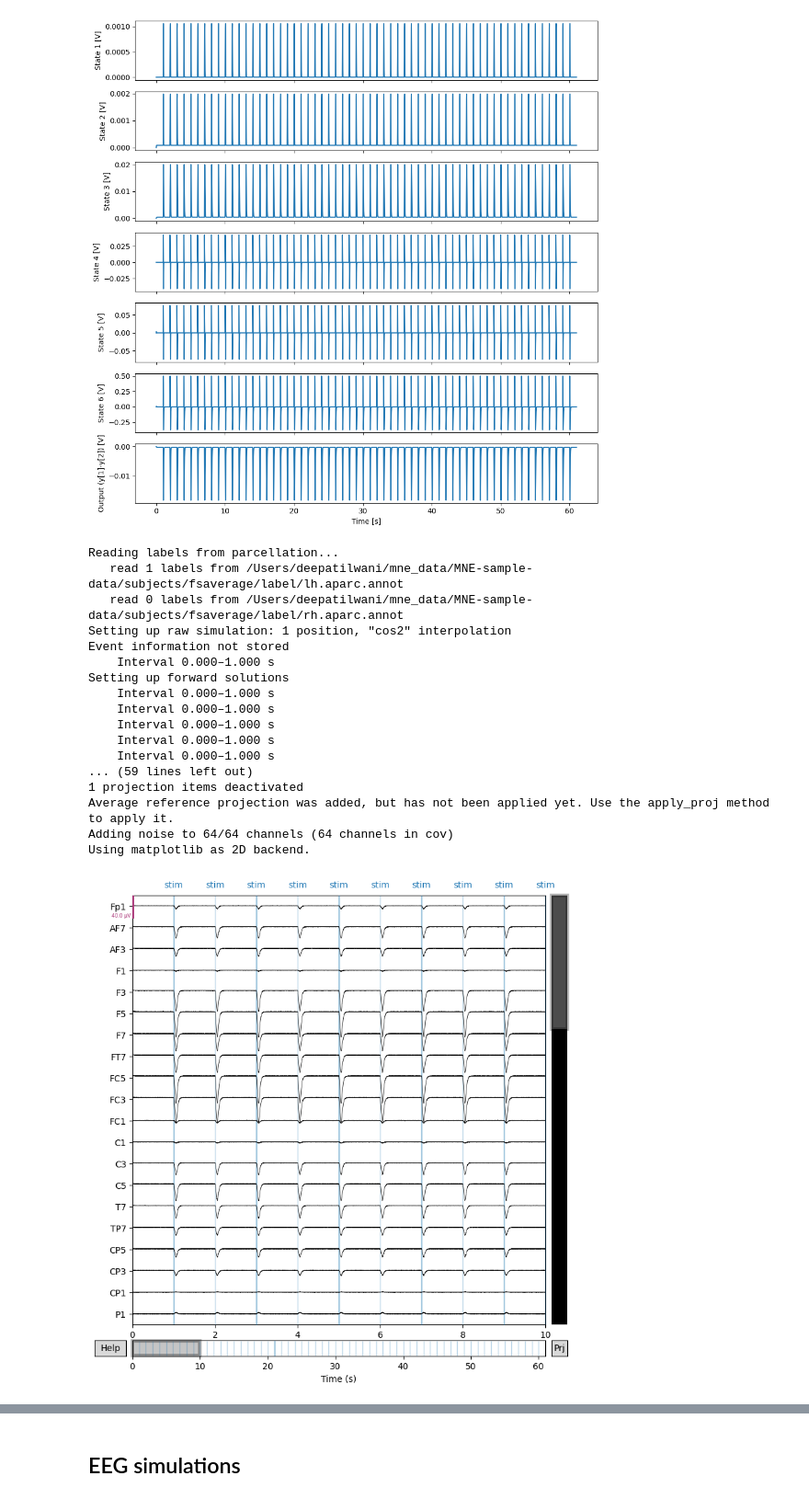
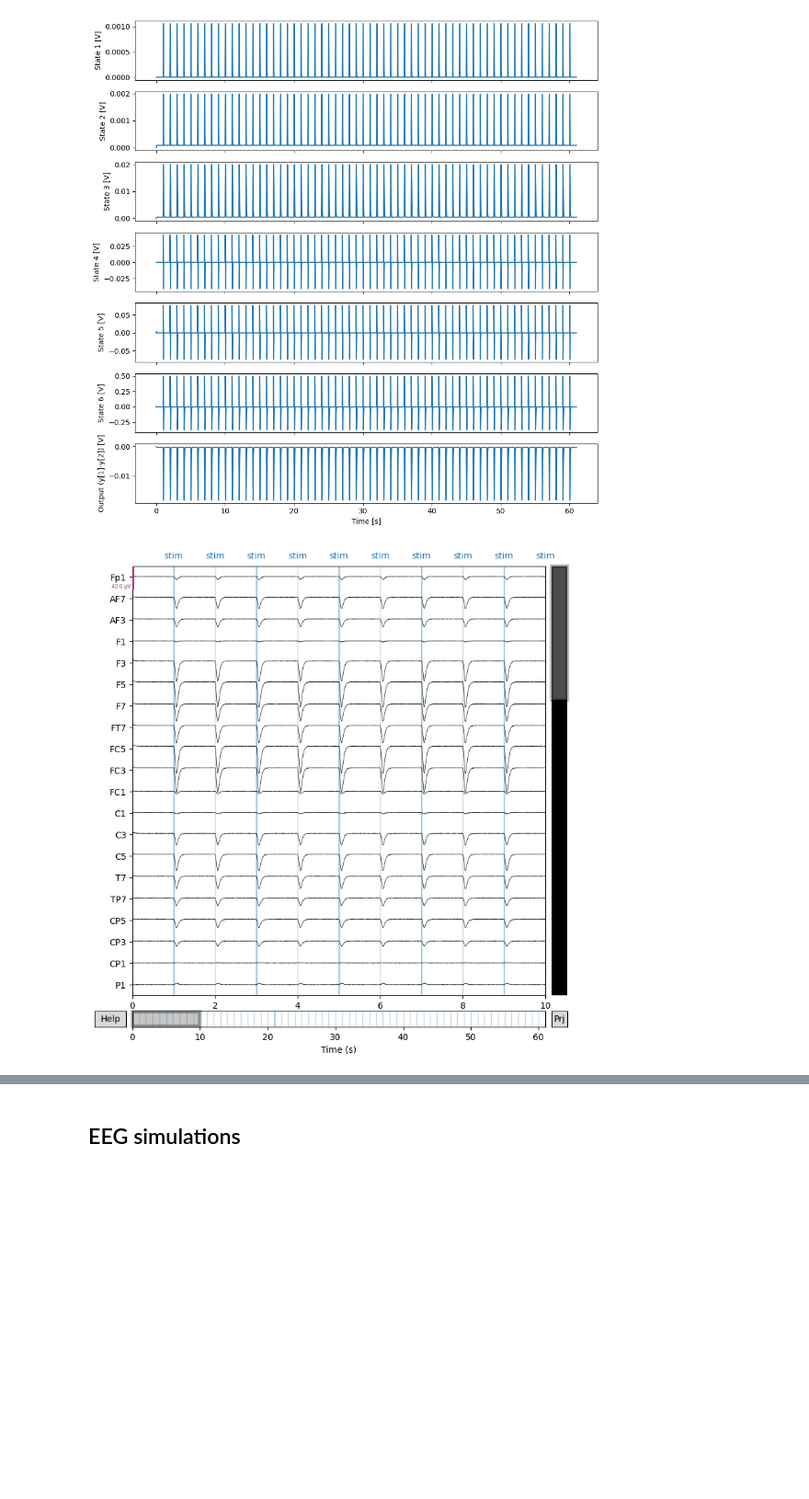
Before and after one commit to lina-usc/Jansen-Rit-Model-Benchmarking-Deep-Learning, a Jupyter notebook: notebooks/generating_training_dataset.ipynb, the cells around one changed output, grey strips where cells are left out. Shown at 92% size. Saved outputs shown, nothing was run; the diff lists cells and outputs as text; code cells hidden in the pictures; blank space fills up the shorter version.

```diff
--- a/notebooks/generating_training_dataset.ipynb
+++ b/notebooks/generating_training_dataset.ipynb
@@ -107,29 +92,12 @@ jr_sim.plot_jr_results();
 # %% [output]
 [figure]
 # %%
-noise_fact = 1 #1e3
+noise_fact = 0.1 #1e3
 
 jr_sim.generate_raw(seed=0, noise_fact=noise_fact)
 jr_sim.raw.plot();
 # %% [output]
-Reading labels from parcellation...
-   read 1 labels from /Users/deepatilwani/mne_data/MNE-sample-data/subjects/fsaverage/label/lh.aparc.annot
-   read 0 labels from /Users/deepatilwani/mne_data/MNE-sample-data/subjects/fsaverage/label/rh.aparc.annot
-Setting up raw simulation: 1 position, "cos2" interpolation
-Event information not stored
-    Interval 0.000–1.000 s
-Setting up forward solutions
-    Interval 0.000–1.000 s
-    Interval 0.000–1.000 s
-    Interval 0.000–1.000 s
-    Interval 0.000–1.000 s
-    Interval 0.000–1.000 s
-... (59 lines left out)
-1 projection items deactivated
-Average reference projection was added, but has not been applied yet. Use the apply_proj method to apply it.
-Adding noise to 64/64 channels (64 channels in cov)
-Using matplotlib as 2D backend.
-[figure, old version]
+[figure, new version]
 # %%
 jr_sim.generate_evoked(er_exp)
 jr_sim.evoked.plot();
```
Also changed, not shown: parts of 10 cells of this notebook.
